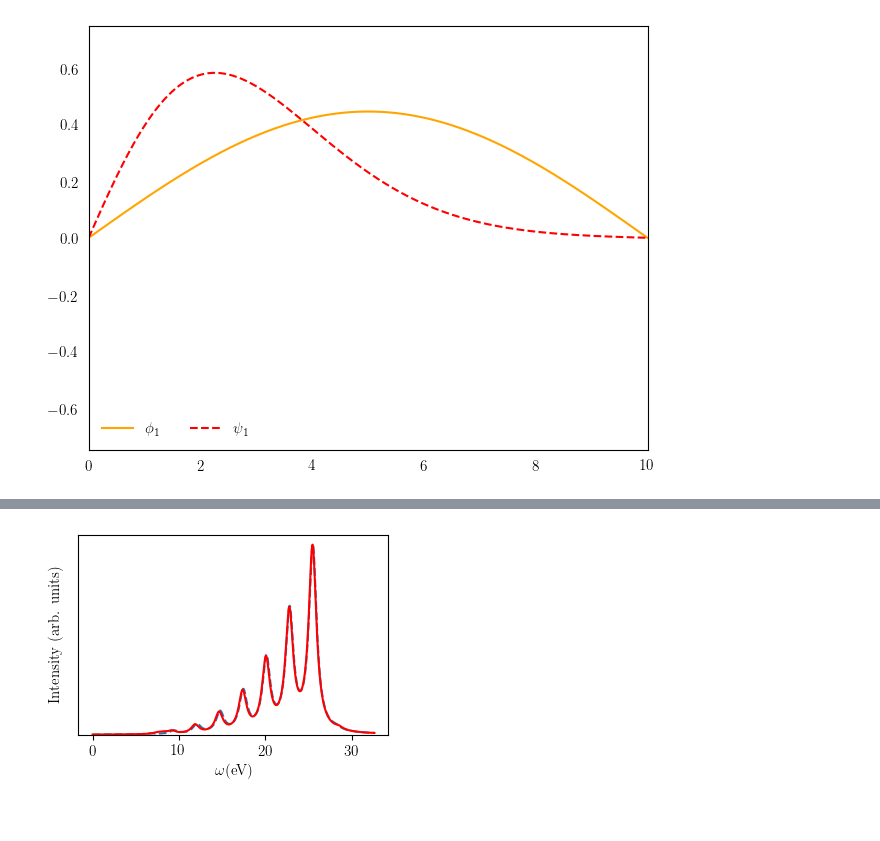
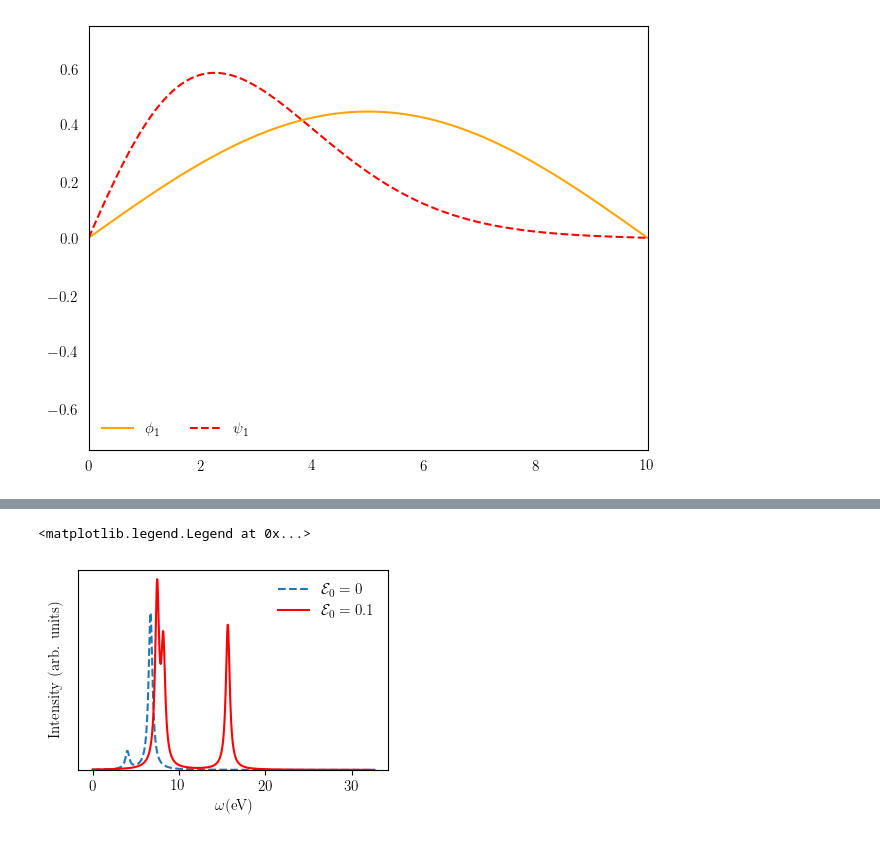
Before and after one commit to rafullah/itw-binder, a Jupyter notebook: index.ipynb, the cells around one changed output, grey strips where cells are left out. Cells and saved outputs as stored; diff of their text form; code cells hidden in the pictures.

Commit message:
Update index.ipynb
updated expectation values section and rearranged order, fixed some minor typos

```diff
--- a/index.ipynb
+++ b/index.ipynb
@@ -198,5 +322,5 @@ def Vmn2(m,n):
 # %%
-length = 10
+length = 3
 
 
 DipoleStrengthMatrix = np.zeros((length,length))
@@ -204,22 +328,15 @@ for i in range(1,length+1):
     for j in range (1,length+1):
         DipoleStrengthMatrix[i-1,j-1] = DipoleCouplingStrength(i,j)
 
-
-DipoleStrengthMatrixComp = np.fromfunction(vdcscomp, ((length +1), (length+1)))
-DipoleStrengthMatrixComp = DipoleStrengthMatrixComp[1:(length + 1), 1:(length + 1)]
-
 DipoleStrengthMatrixPerturb = np.zeros((length,length))
 for i in range(1,length+1):
     for j in range (1,length+1):
-        DipoleStrengthMatrixPerturb[i-1,j-1] = Vmn2(i,j)
+        DipoleStrengthMatrixPerturb[i-1,j-1] = Vmn(i,j)
 
 
 DipoleStrengthMatrix = np.absolute(DipoleStrengthMatrix)
 DipoleStrengthMatrixPerturb = np.absolute(DipoleStrengthMatrixPerturb)
 
-DipoleStrengthMatrixCompDebye = DipoleStrengthMatrixComp*2.52
-
-
 DipoleStrengthMatrixDebye = (DipoleStrengthMatrix)*2.52
 DipoleStrengthMatrixPerturbDebye = (DipoleStrengthMatrixPerturb)*2.52
 # %%
@@ -367,11 +354,6 @@ ax.legend(loc = 'lower right', fontsize=12, fancybox=True, framealpha=0.0)
 # %%
 values  = np.zeros(shape=(length**2,2))
 counter = 0
-epsilon_not = 1
-c = 1
-
-length = 10
-
 for i in range(1, length+1):
     for j in range(1, length+1):
         if i>j:
@@ -379,45 +361,47 @@ for i in range(1, length+1):
             I = ((DipoleStrengthMatrixDebye[i-1,j-1]**2)*(omega**4))/(3*(np.pi)*epsilon_not*(c**3))
             values[counter:counter+1] = [omega, I]
             counter += 1
-
 values = values[0:counter]
 
 values2  = np.zeros(shape=(length**2,2))
 counter2 = 0
-
 for i in range(1, length+1):
     for j in range(1, length+1):
         if i>j:
             omega = abs(EnergiesH[i-1] - EnergiesH[j-1])
-            I = ((DipoleStrengthMatrixDebye[i-1,j-1]**2)*(omega**4))/(3*(np.pi)*epsilon_not*(c**3))
+            I = ((DipoleStrengthMatrixPerturbDebye[i-1,j-1]**2)*(omega**4))/(3*(np.pi)*epsilon_not*(c**3))
             values2[counter2:counter2+1] = [omega, I]
             counter2 += 1
+values2 = values2[0:counter2]
 
-values2 = values2[0:counter2]
 
 x = np.linspace(0,1.2, 1000)
 y  = np.zeros(len(x))
 y2  = np.zeros(len(x))
 
 
+
 for k in range(len(values)):
-    y += cauchy.pdf(x, values[k,0],0.02)*values[k,1]
+    y += cauchy.pdf(x, values[k,0],0.01)*values[k,1]
 
 for k in range(len(values2)):
-    y2 += cauchy.pdf(x, values2[k,0],0.02)*values2[k,1]
+    y2 += cauchy.pdf(x, values2[k,0],0.01)*values2[k,1]
 
 
 xev = 27.2114 * x
 
 fig = plt.figure(figsize=(4,2.6), dpi= 100)
 ax = fig.add_subplot(1, 1, 1)
 
-ax.plot(xev, y,'--')
-ax.plot(xev,y2, 'r')
+ax.plot(xev, y,'--', label="$\mathcal{E}_0 = 0$")
+ax.plot(xev, y2, 'r', label="$\mathcal{E}_0 = %g$"%e_not)
 ax.set_xlabel(r'$$\omega \textnormal{(eV)}$$')
 ax.set_ylabel('Intensity (arb. units)')
 ax.set_yticklabels([])
 ax.set_ylim(0,)
 ax.yaxis.set_ticks_position('none')
+
+ax.legend(loc = 'upper right', fontsize=11, fancybox=True, framealpha=0.0)
 # %% [output]
+<matplotlib.legend.Legend at 0x...>
-[figure, old version]
+[figure, new version]
```
Also changed, not shown: parts of 18 cells of this notebook.
